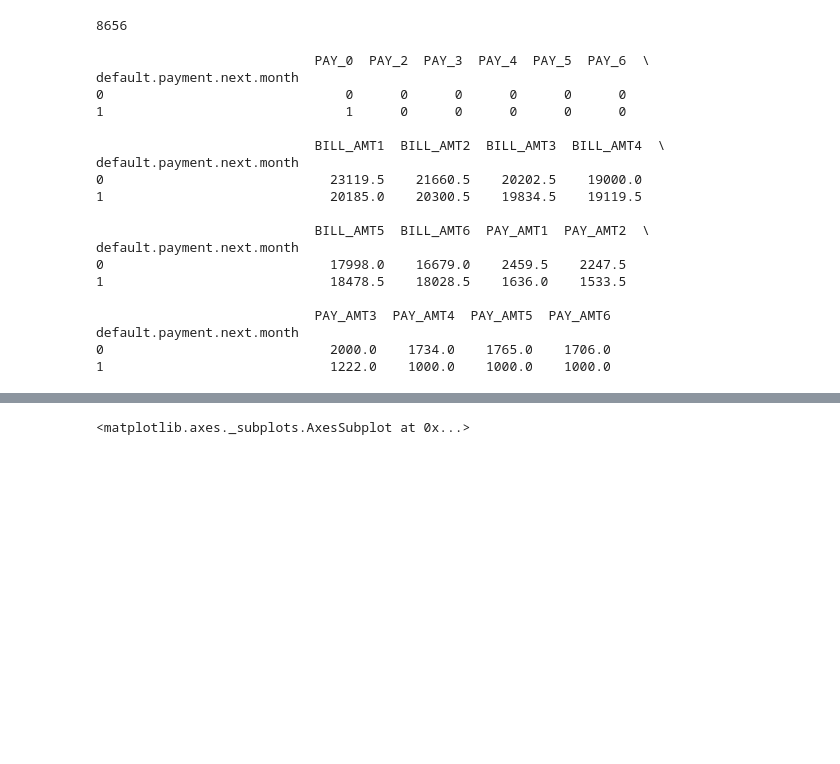
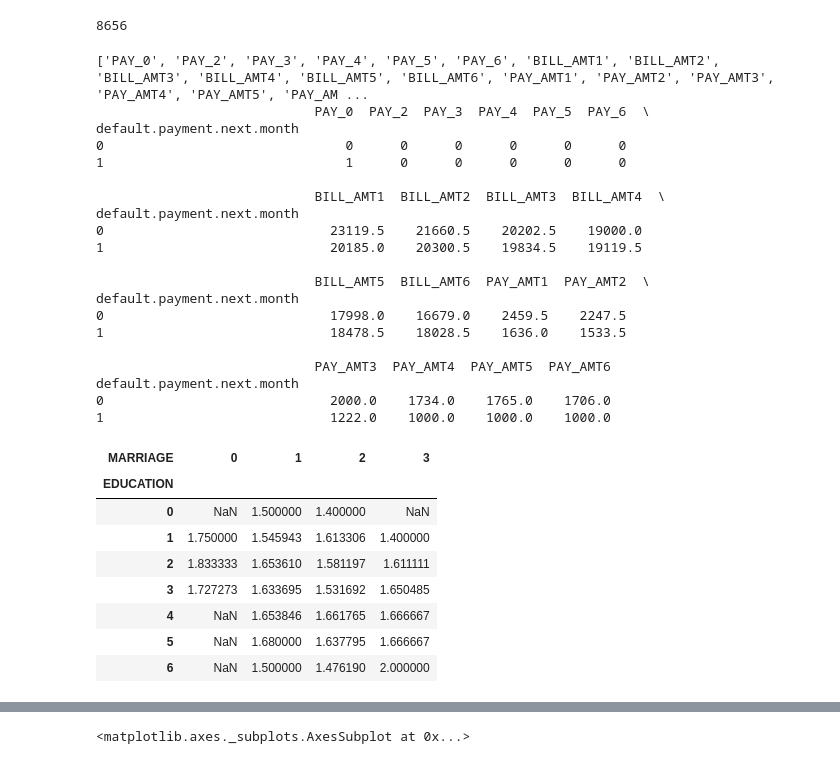
Before and after one commit to VladRim/sfml, a Jupyter notebook: hw1-task.ipynb, the cells around one changed output, grey strips where cells are left out. Cells and saved outputs as stored; diff of their text form; code cells hidden in the pictures; blank space fills up the shorter version.

```diff
--- a/hw1-task.ipynb
+++ b/hw1-task.ipynb
@@ -89,14 +89,20 @@ print(df[
 # %%
 # (4) Сгрупировать по "default payment next month" и посчитать медиану для всех показателей начинающихся на BILL_ и PAY_
 #TODO
-List_columnes = df.columns.values.tolist()
-List_BILL_PAY = []
-for i, val in enumerate(List_columnes):
-    if val.find('BILL_') != -1 or val.find('PAY_') != -1:
-        List_BILL_PAY.append(val)
+#List_columnes = df.columns.values.tolist()
+#List_BILL_PAY = []
+#for i, val in enumerate(List_columnes):
+#    if val.find('BILL_') != -1 or val.find('PAY_') != -1:
+#        List_BILL_PAY.append(val)
+#List_BILL_PAY.append('default.payment.next.month')
+#print(df[List_BILL_PAY].groupby('default.payment.next.month').median())
+
+List_BILL_PAY = [f for f in df.columns if 'BILL_' in f or 'PAY_' in f]
+print(List_BILL_PAY)
 List_BILL_PAY.append('default.payment.next.month')
 print(df[List_BILL_PAY].groupby('default.payment.next.month').median())
 # %% [output]
+['PAY_0', 'PAY_2', 'PAY_3', 'PAY_4', 'PAY_5', 'PAY_6', 'BILL_AMT1', 'BILL_AMT2', 'BILL_AMT3', 'BILL_AMT4', 'BILL_AMT5', 'BILL_AMT6', 'PAY_AMT1', 'PAY_AMT2', 'PAY_AMT3', 'PAY_AMT4', 'PAY_AMT5', 'PAY_AM ...
                             PAY_0  PAY_2  PAY_3  PAY_4  PAY_5  PAY_6  \
 default.payment.next.month
 0                               0      0      0      0      0      0
@@ -119,7 +125,18 @@ default.payment.next.month
 # %%
 # (5) постройте сводную таблицу (pivot table) по SEX, EDUCATION, MARRIAGE
 
 df.pivot_table #TODO
+df.pivot_table('SEX', 'EDUCATION', 'MARRIAGE')
+# %% [output]
+| MARRIAGE | 0 | 1 | 2 | 3 |
+| EDUCATION |  |  |  |  |
+| 0 | NaN | 1.500000 | 1.400000 | NaN |
+| 1 | 1.750000 | 1.545943 | 1.613306 | 1.400000 |
+| 2 | 1.833333 | 1.653610 | 1.581197 | 1.611111 |
+| 3 | 1.727273 | 1.633695 | 1.531692 | 1.650485 |
+| 4 | NaN | 1.653846 | 1.661765 | 1.666667 |
+| 5 | NaN | 1.680000 | 1.637795 | 1.666667 |
+| 6 | NaN | 1.500000 | 1.476190 | 2.000000 |
 # %%
 # (6) Создать новый строковый столбец в data frame-е, который:
 # принимает значение A, если значение LIMIT_BAL <=10000
```
Also changed, not shown: parts of 2 cells of this notebook.
